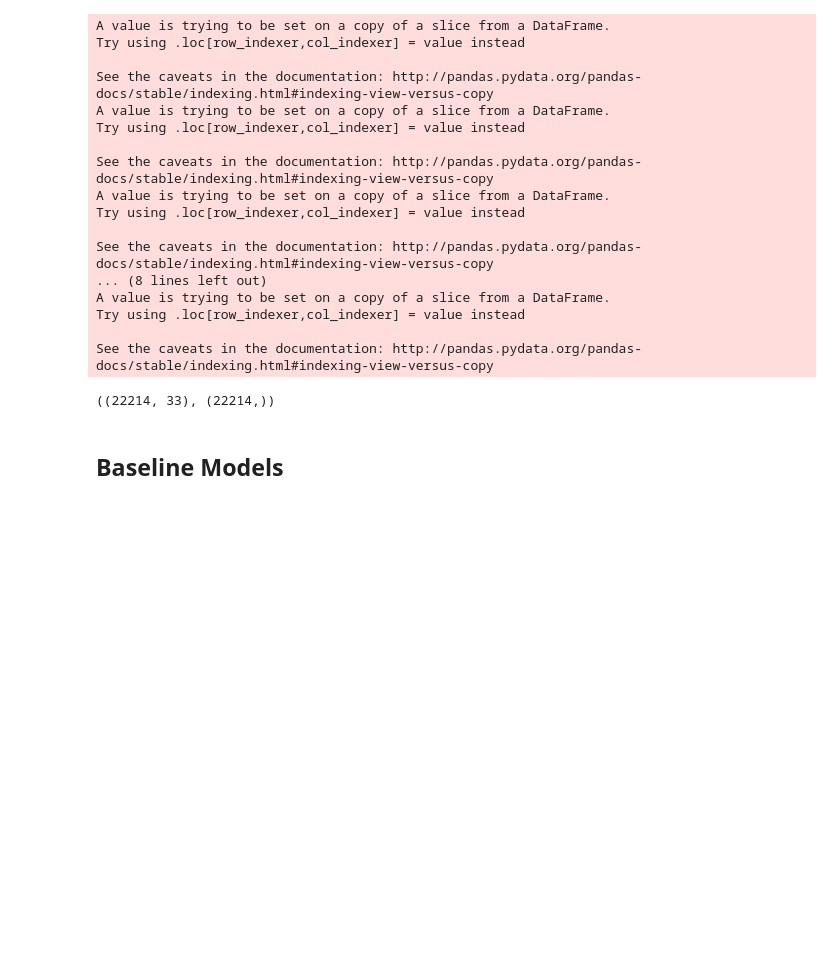
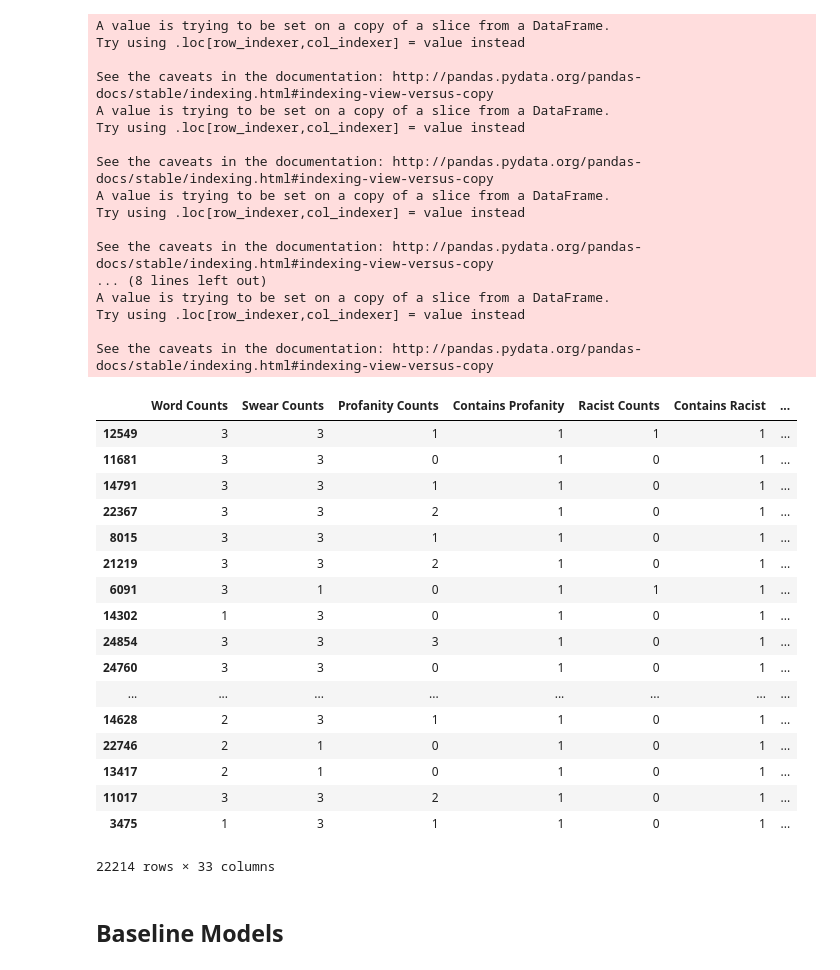
Before and after one commit to pratyushaj/abusive-language-online, a Jupyter notebook: utility/feature_extractor_with_baseline_models.ipynb, the cells around one changed output. Drawn from its saved outputs; the diff is of its cells as text; code cells hidden in the pictures; blank space fills up the shorter version.

```diff
--- a/utility/feature_extractor_with_baseline_models.ipynb
+++ b/utility/feature_extractor_with_baseline_models.ipynb
@@ -692,10 +692,27 @@ A value is trying to be set on a copy of a slice from a DataFrame.
 Try using .loc[row_indexer,col_indexer] = value instead
 
 See the caveats in the documentation: http://pandas.pydata.org/pandas-docs/stable/indexing.html#indexing-view-versus-copy
-# %%
-X.shape,y.shape
-# %% [output]
-((22214, 33), (22214,))
+# %%
+X
+# %% [output]
+|  | Word Counts | Swear Counts | Profanity Counts | Contains Profanity | Racist Counts | Contains Racist | ... |
+| 12549 | 3 | 3 | 1 | 1 | 1 | 1 | ... |
+| 11681 | 3 | 3 | 0 | 1 | 0 | 1 | ... |
+| 14791 | 3 | 3 | 1 | 1 | 0 | 1 | ... |
+| 22367 | 3 | 3 | 2 | 1 | 0 | 1 | ... |
+| 8015 | 3 | 3 | 1 | 1 | 0 | 1 | ... |
+| 21219 | 3 | 3 | 2 | 1 | 0 | 1 | ... |
+| 6091 | 3 | 1 | 0 | 1 | 1 | 1 | ... |
+| 14302 | 1 | 3 | 0 | 1 | 0 | 1 | ... |
+| 24854 | 3 | 3 | 3 | 1 | 0 | 1 | ... |
+| 24760 | 3 | 3 | 0 | 1 | 0 | 1 | ... |
+| ... | ... | ... | ... | ... | ... | ... | ... |
+| 14628 | 2 | 3 | 1 | 1 | 0 | 1 | ... |
+| 22746 | 2 | 1 | 0 | 1 | 0 | 1 | ... |
+| 13417 | 2 | 1 | 0 | 1 | 0 | 1 | ... |
+| 11017 | 3 | 3 | 2 | 1 | 0 | 1 | ... |
+| 3475 | 1 | 3 | 1 | 1 | 0 | 1 | ... |
+22214 rows × 33 columns
 # %% [markdown]
 ## Baseline Models
 # %%
```
Also changed, not shown: parts of 12 cells of this notebook, 4 other files.
